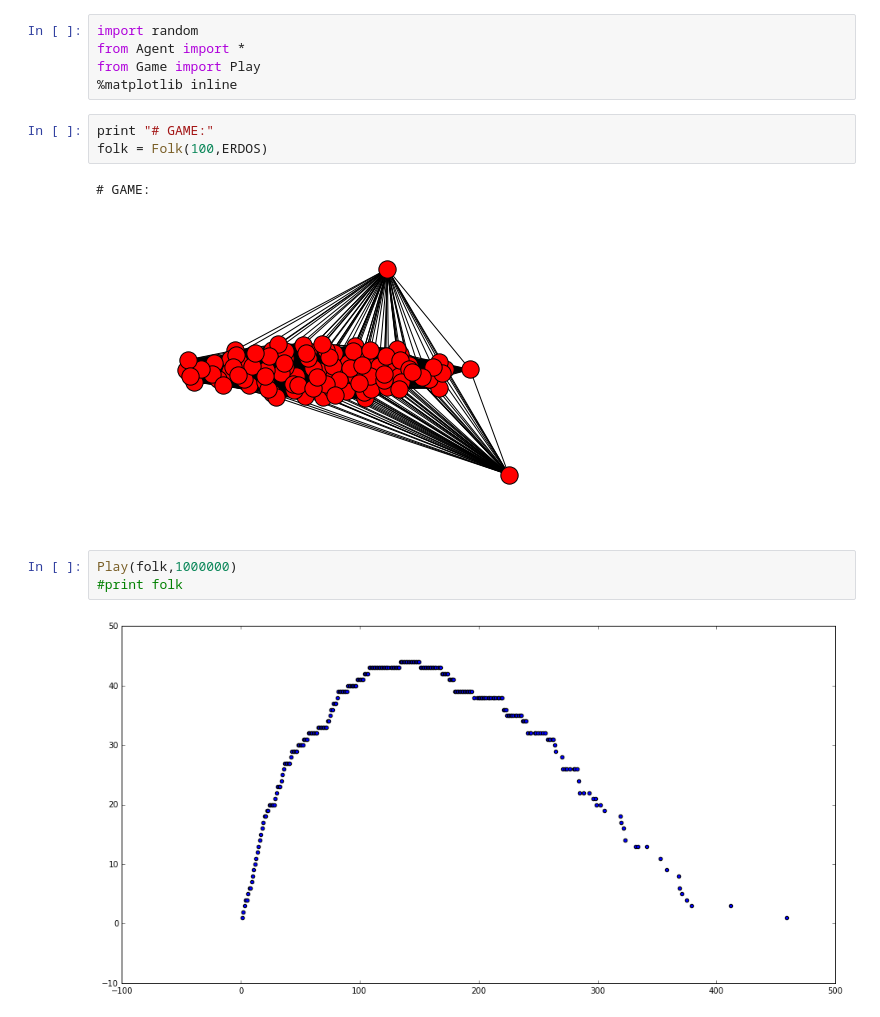
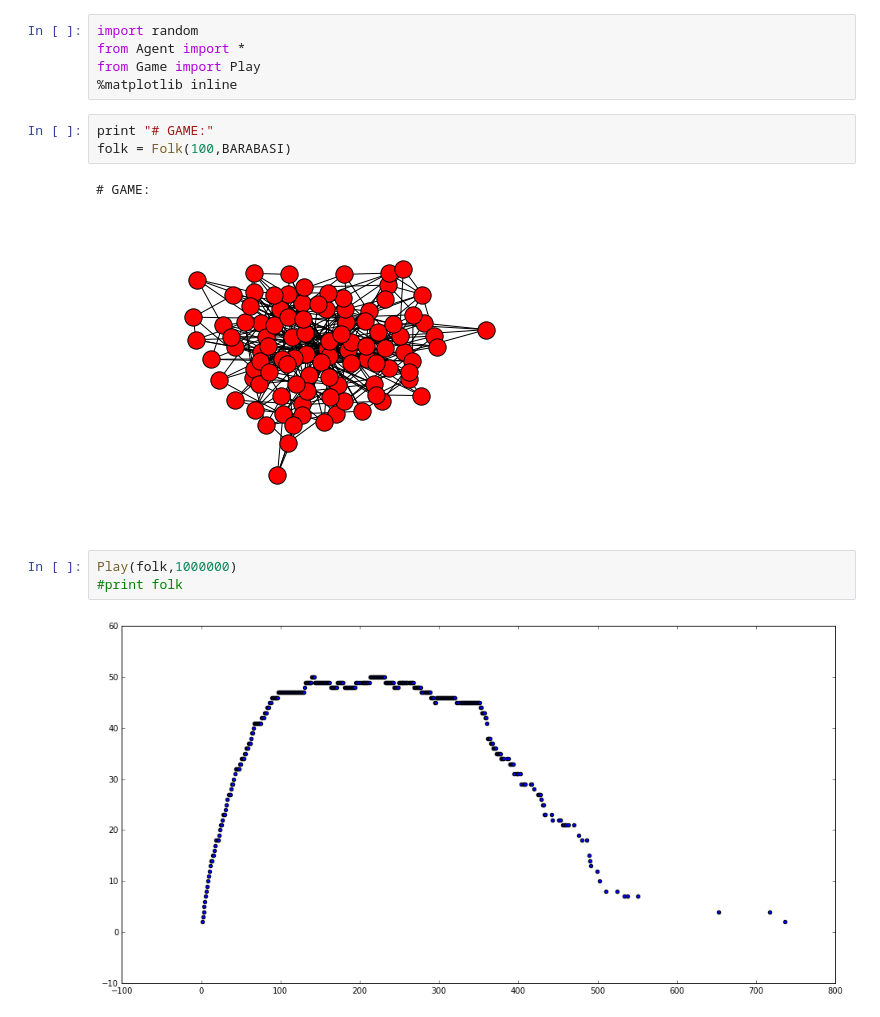
Before and after one commit to losardor/tesiLaurea, a Jupyter notebook: NG_losardo.ipynb, the cells around one changed output. Drawn from its saved outputs; the diff is of its cells as text.

Commit message:
Added Barabasi-Albert networks to topology

```diff
--- a/NG_losardo.ipynb
+++ b/NG_losardo.ipynb
@@ -14,12 +14,12 @@ from Game import Play
 %matplotlib inline
 # %%
 print "# GAME:"
-folk = Folk(100,ERDOS)
+folk = Folk(100,BARABASI)
 # %% [output]
 # GAME:
-[figure, old version]
+[figure, new version]
 # %%
 Play(folk,1000000)
 #print folk
 # %% [output]
-[figure, old version]
+[figure, new version]
```
Also changed, not shown: parts of 2 cells of this notebook, 2 other files.
